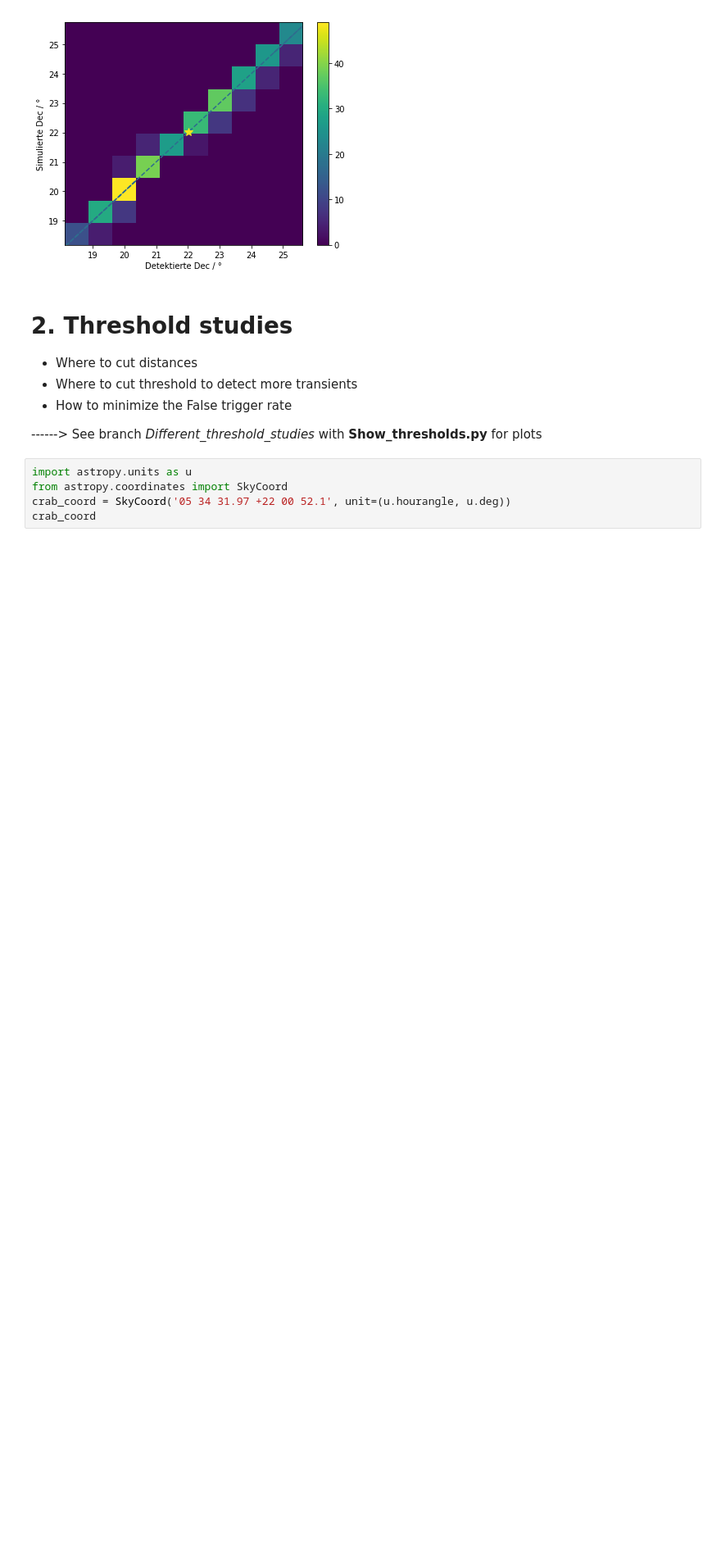
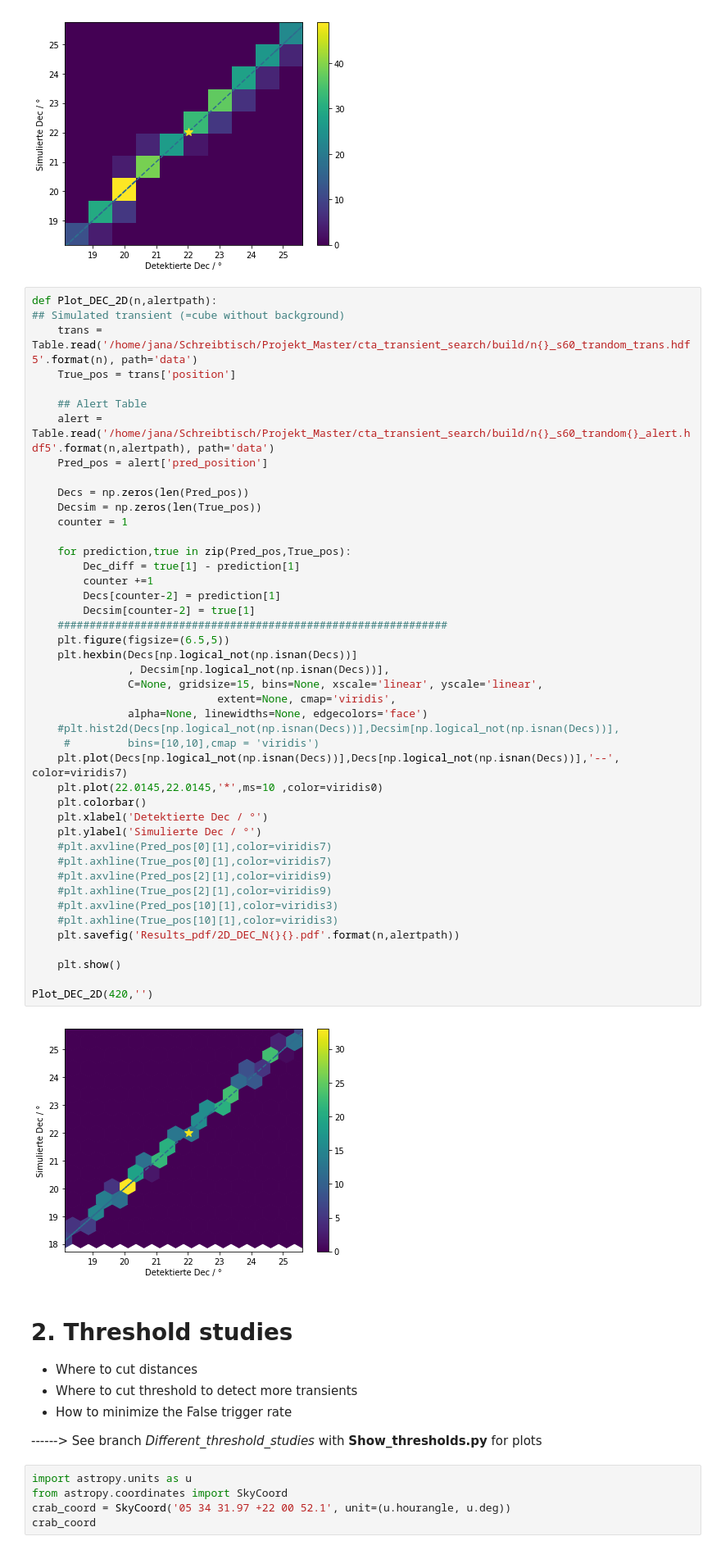
Before and after one commit to JanaMo/Project_Master, a Jupyter notebook: transient_search_plots/Show_results.ipynb, the cells around one changed output. Shown at 82% size. Saved outputs shown, nothing was run; the diff lists cells and outputs as text; blank space fills up the shorter version.

```diff
--- a/transient_search_plots/Show_results.ipynb
+++ b/transient_search_plots/Show_results.ipynb
@@ -478,6 +571,52 @@ def Plot_DEC_2D(n,alertpath):
 Plot_DEC_2D(420,'')
 # %% [output]
 [figure]
+# %%
+def Plot_DEC_2D(n,alertpath):
+## Simulated transient (=cube without background)
+    trans = Table.read('/home/jana/Schreibtisch/Projekt_Master/cta_transient_search/build/n{}_s60_trandom_trans.hdf5'.format(n), path='data')
+    True_pos = trans['position']
+
+    ## Alert Table
+    alert = Table.read('/home/jana/Schreibtisch/Projekt_Master/cta_transient_search/build/n{}_s60_trandom{}_alert.hdf5'.format(n,alertpath), path='data')
+    Pred_pos = alert['pred_position']
+
+    Decs = np.zeros(len(Pred_pos))
+    Decsim = np.zeros(len(True_pos))
+    counter = 1
+
+    for prediction,true in zip(Pred_pos,True_pos):
+        Dec_diff = true[1] - prediction[1]
+        counter +=1
+        Decs[counter-2] = prediction[1]
+        Decsim[counter-2] = true[1]
+    #############################################################
+    plt.figure(figsize=(6.5,5))
+    plt.hexbin(Decs[np.logical_not(np.isnan(Decs))]
+               , Decsim[np.logical_not(np.isnan(Decs))],
+               C=None, gridsize=15, bins=None, xscale='linear', yscale='linear',
+                             extent=None, cmap='viridis',
+               alpha=None, linewidths=None, edgecolors='face')
+    #plt.hist2d(Decs[np.logical_not(np.isnan(Decs))],Decsim[np.logical_not(np.isnan(Decs))],
+     #         bins=[10,10],cmap = 'viridis')
+    plt.plot(Decs[np.logical_not(np.isnan(Decs))],Decs[np.logical_not(np.isnan(Decs))],'--', color=viridis7)
+    plt.plot(22.0145,22.0145,'*',ms=10 ,color=viridis0)
+    plt.colorbar()
+    plt.xlabel('Detektierte Dec / °')
+    plt.ylabel('Simulierte Dec / °')
+    #plt.axvline(Pred_pos[0][1],color=viridis7)
+    #plt.axhline(True_pos[0][1],color=viridis7)
+    #plt.axvline(Pred_pos[2][1],color=viridis9)
+    #plt.axhline(True_pos[2][1],color=viridis9)
+    #plt.axvline(Pred_pos[10][1],color=viridis3)
+    #plt.axhline(True_pos[10][1],color=viridis3)
+    plt.savefig('Results_pdf/2D_DEC_N{}{}.pdf'.format(n,alertpath))
+
+    plt.show()
+
+Plot_DEC_2D(420,'')
+# %% [output]
+[figure, added]
 # %% [markdown]
 # 2. Threshold studies
 - Where to cut distances
```
Also changed, not shown: parts of 2 cells of this notebook, 2 other files.
